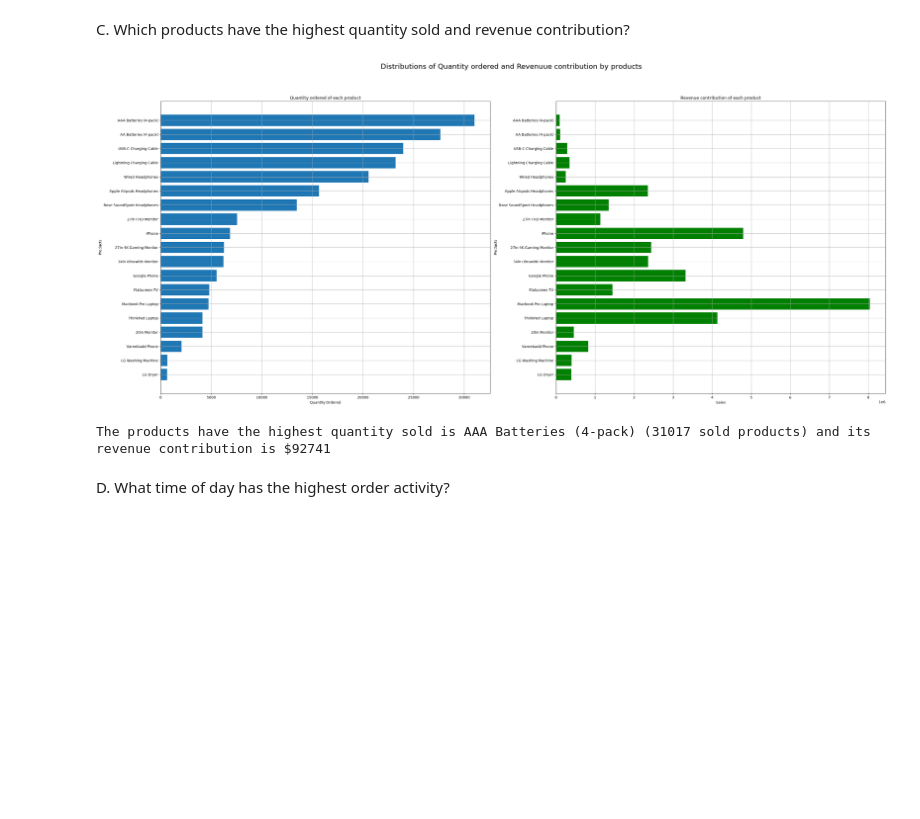
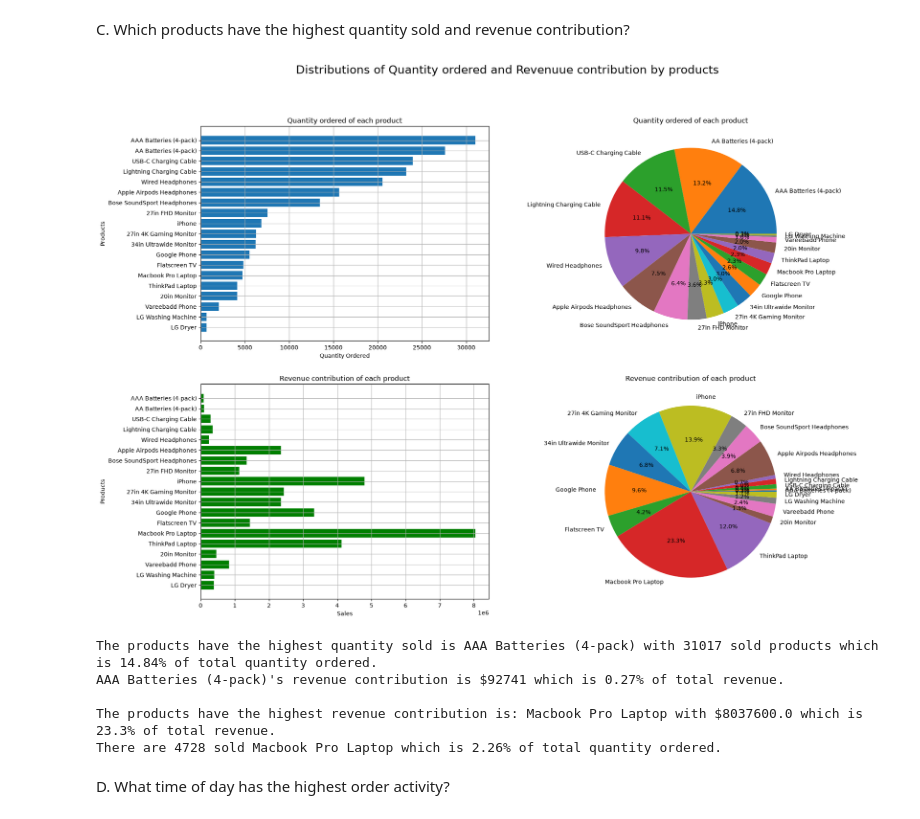
Before and after one commit to mei0912/2026-Phase-2-Data-Science-Mai-Pham, a Jupyter notebook: data-science/3. Data Analysis Project/part3_submission.ipynb, the cells around one changed output. Cells and saved outputs as stored; diff of their text form; code cells hidden in the pictures; blank space fills up the shorter version.

```diff
--- a/data-science/3. Data Analysis Project/part3_submission.ipynb
+++ b/data-science/3. Data Analysis Project/part3_submission.ipynb
@@ -113,30 +113,48 @@ C. Which products have the highest quantity sold and revenue contribution?
 # %%
 products_df = transaction_df.groupby("Product").agg({
     "Quantity Ordered": "sum",
     "Sales": "sum",
     "Price Each": "first"
 }).reset_index()
+products_df["Quantity Ordered Proportion"] = round((products_df["Quantity Ordered"] / products_df["Quantity Ordered"].sum()) * 100, 2)
+products_df["Sales Proportion"] = round((products_df["Sales"] / products_df["Sales"].sum()) * 100, 2)
 products_df.sort_values("Quantity Ordered", ascending=False, inplace=True)
-fig, ax = plt.subplots(1, 2, figsize=(37, 15))
-ax[0].barh(products_df["Product"], products_df["Quantity Ordered"])
-ax[0].invert_yaxis()
-ax[0].grid(True)
-ax[0].set_xlabel("Quantity Ordered")
-ax[0].set_ylabel("Products")
-ax[0].set_title("Quantity ordered of each product")
 
-ax[1].barh(products_df["Product"], products_df["Sales"], color="green")
-ax[1].invert_yaxis()
-ax[1].grid(True)
-ax[1].set_xlabel("Sales")
-ax[1].set_ylabel("Products")
-ax[1].set_title("Revenue contribution of each product")
+# Visualisation
+fig, ax = plt.subplots(2, 2, figsize=(20, 15))
+ax[0, 0].barh(products_df["Product"], products_df["Quantity Ordered"])
+ax[0, 0].invert_yaxis()
+ax[0, 0].grid(True)
+ax[0, 0].set_xlabel("Quantity Ordered")
+ax[0, 0].set_ylabel("Products")
+ax[0, 0].set_title("Quantity ordered of each product")
+
+ax[0, 1].pie(products_df["Quantity Ordered Proportion"], labels=products_df["Product"], autopct="%1.1f%%")
+ax[0, 1].set_title("Quantity ordered of each product")
+
+ax[1, 0].barh(products_df["Product"], products_df["Sales"], color="green")
+ax[1, 0].invert_yaxis()
+ax[1, 0].grid(True)
+ax[1, 0].set_xlabel("Sales")
+ax[1, 0].set_ylabel("Products")
+ax[1, 0].set_title("Revenue contribution of each product")
+
+ax[1, 1].pie(products_df["Sales Proportion"], labels=products_df["Product"], autopct="%1.1f%%")
+ax[1, 1].set_title("Revenue contribution of each product")
 plt.suptitle("Distributions of Quantity ordered and Revenuue contribution by products", fontsize=20)
 plt.show()
-print(f"The products have the highest quantity sold is {products_df["Product"].iloc[0]} ({products_df["Quantity Ordered"].iloc[0]} sold products) and its revenue contribution is ${round(products_df["Sales"].iloc[0])}")
+
+print(f"The products have the highest quantity sold is {products_df["Product"].iloc[0]} with {products_df["Quantity Ordered"].iloc[0]} sold products which is {(products_df["Quantity Ordered Proportion"].iloc[0])}% of total quantity ordered.")
+print(f"{products_df["Product"].iloc[0]}'s revenue contribution is ${round(products_df["Sales"].iloc[0])} which is {products_df["Sales Proportion"].iloc[0]}% of total revenue.\n")
+print(f"The products have the highest revenue contribution is: {products_df.loc[products_df["Sales"].idxmax(), "Product"]} with ${products_df["Sales"].max()} which is {products_df["Sales Proportion"].max()}% of total revenue.")
+print(f"There are {products_df.loc[products_df["Sales"].idxmax(), "Quantity Ordered"]} sold {products_df.loc[products_df["Sales"].idxmax(), "Product"]} which is {products_df.loc[products_df["Sales"].idxmax(), "Quantity Ordered Proportion"]}% of total quantity ordered.")
 # %% [output]
-[figure, old version]
+[figure, new version]
-The products have the highest quantity sold is AAA Batteries (4-pack) (31017 sold products) and its revenue contribution is $92741
+The products have the highest quantity sold is AAA Batteries (4-pack) with 31017 sold products which is 14.84% of total quantity ordered.
+AAA Batteries (4-pack)'s revenue contribution is $92741 which is 0.27% of total revenue.
+
+The products have the highest revenue contribution is: Macbook Pro Laptop with $8037600.0 which is 23.3% of total revenue.
+There are 4728 sold Macbook Pro Laptop which is 2.26% of total quantity ordered.
 # %% [markdown]
 D. What time of day has the highest order activity?
 # %%
```
Also changed, not shown: parts of 1 cell of this notebook.
